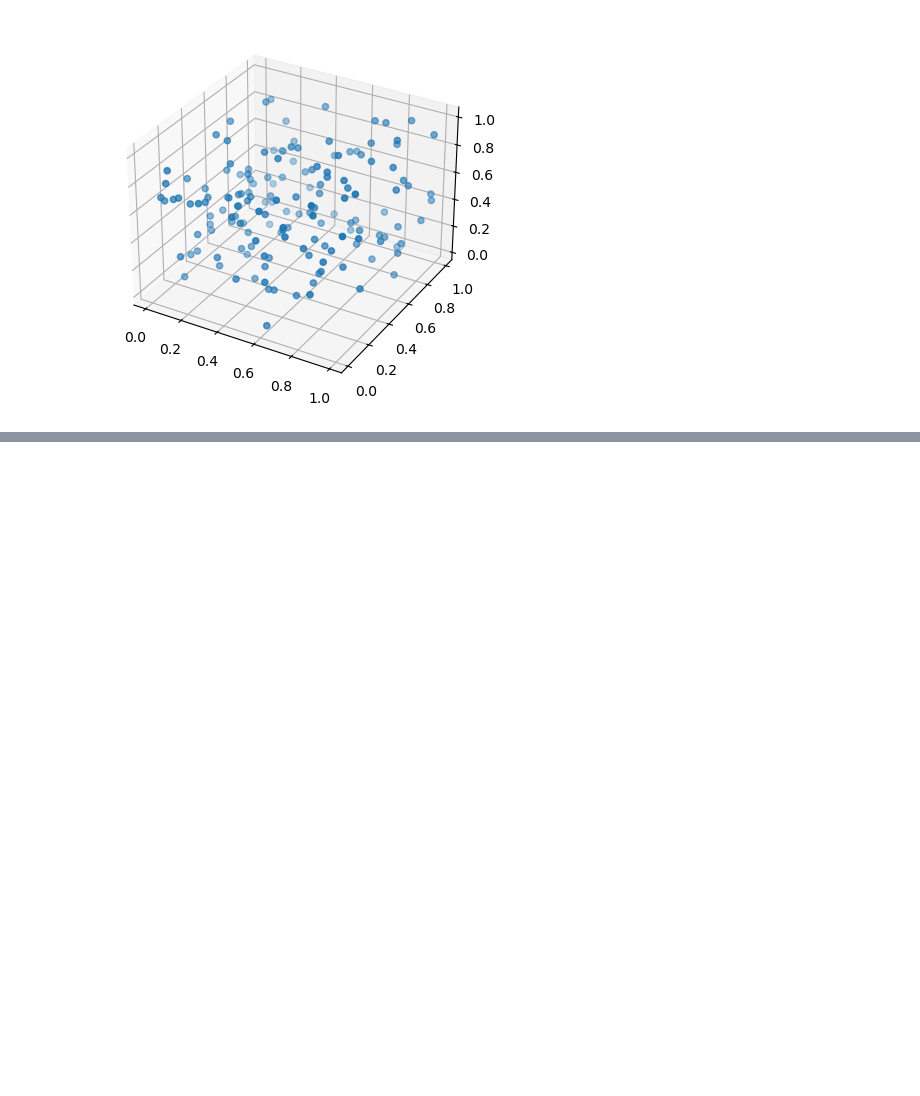
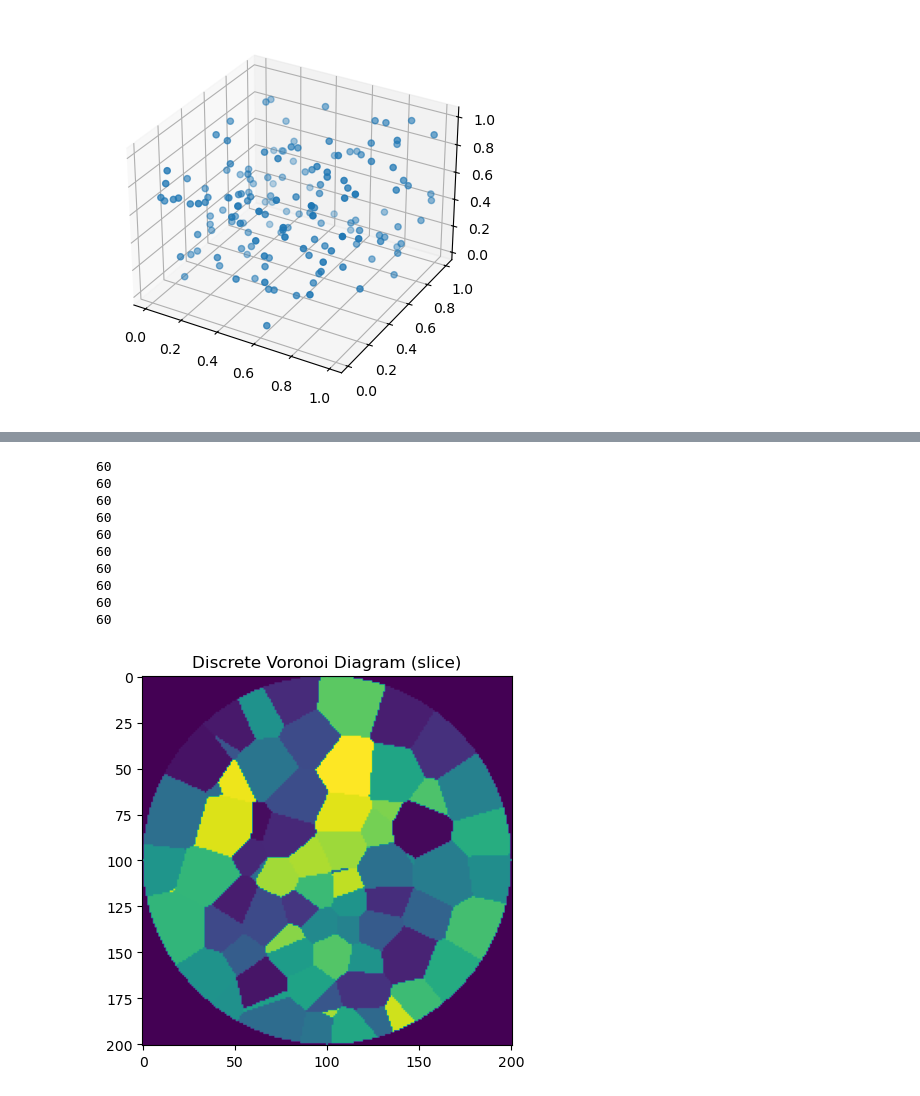
Before and after one commit to dwight-zhang/PlantStress, a Jupyter notebook: Stress/mesh/cvt/SCVT/py_version/VT.ipynb, the cells around one changed output, grey strips where cells are left out. Saved outputs shown, nothing was run; the diff lists cells and outputs as text; code cells hidden in the pictures; blank space fills up the shorter version.

Commit message:
use KDtree based method

```diff
--- a/Stress/mesh/cvt/SCVT/py_version/VT.ipynb
+++ b/Stress/mesh/cvt/SCVT/py_version/VT.ipynb
@@ -389,0 +329,79 @@ voronoi_diagram_3d(X, Y, Z, N, 'voronoi_3d_output.png')
+# %%
+import numpy as np
+import matplotlib.pyplot as plt
+from scipy.spatial import cKDTree
+from skimage.morphology import ball
+
+# 步骤 1: 生成一个闭合的三维体 (球体)
+def create_closed_body(radius=50):
+    return ball(radius)
+
+# 步骤 2: 随机生成控制点
+def generate_random_points(num_points, shape):
+    points = np.random.rand(num_points, 3) * np.array(shape)
+    return points
+
+# 步骤 3: 计算离散Voronoi图
+def compute_discrete_voronoi(closed_body, points):
+    coords = np.column_stack(np.nonzero(closed_body))  # 获取闭合体内的体素坐标
+    tree = cKDTree(points)  # 构建控制点的KD树以便于快速查询
+    distances, regions = tree.query(coords)  # 查询每个体素最近的控制点
+    voronoi_map = np.zeros_like(closed_body, dtype=int)  # 创建和闭合体形状一致的结果
+    voronoi_map[closed_body > 0] = regions  # 只填充闭合体内部的部分
+    return voronoi_map,coords
+
+# 步骤 4: 可视化离散Voronoi图
+def visualize_voronoi(voronoi_map, axis=2):
+    plt.imshow(voronoi_map.take(voronoi_map.shape[axis] // 2, axis=axis))
+    plt.title("Discrete Voronoi Diagram (slice)")
+    plt.show()
+
+
+# 步骤 4: 计算Voronoi单元的质心，避免NaN
+def compute_centroids(voronoi_map, coords):
+    num_regions = voronoi_map.max() + 1  # 得到Voronoi区域的数量
+    centroids = np.zeros((num_regions, 3))  # 用于存储每个Voronoi单元的质心
+    counts = np.zeros(num_regions)  # 记录每个区域的体素数量
+
+    for i, region in enumerate(voronoi_map[voronoi_map > 0]):
+        centroids[region] += coords[i]  # 累加属于该区域的体素坐标
+        counts[region] += 1  # 记录该区域的体素数量
+
+    # 计算质心：质心为所有坐标的平均值，跳过体素数量为0的区域
+    non_empty_regions = counts > 1  # 过滤掉没有体素的区域
+    print(len(counts)-len(counts[non_empty_regions]))
+    centroids[non_empty_regions] = centroids[non_empty_regions] / counts[non_empty_regions, None]
+
+    return centroids
+
+# 主程序
+if __name__ == "__main__":
+    # 创建一个三维球体
+    closed_body = create_closed_body(radius=100)
+
+    # 生成随机控制点
+    num_points = 300
+    points = generate_random_points(num_points, closed_body.shape)
+    iterNum = 10
+    for i in range(iterNum):
+        # 计算离散Voronoi图
+        voronoi_map,coords = compute_discrete_voronoi(closed_body, points)
+        # 计算质心
+        centroids = compute_centroids(voronoi_map, coords)
+        points = centroids
+
+
+    # 可视化其中一个切片
+    visualize_voronoi(voronoi_map, axis=2)
+# %% [output]
+60
+60
+60
+60
+60
+60
+60
+60
+60
+60
+[figure, added]
```
Also changed, not shown: parts of 4 cells of this notebook.
